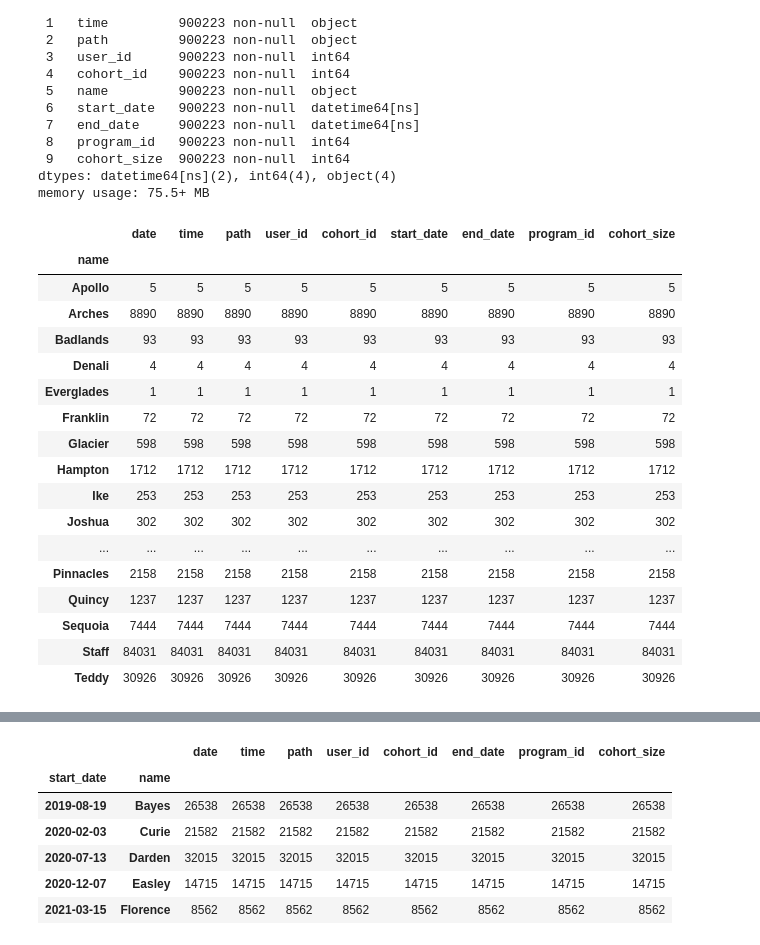
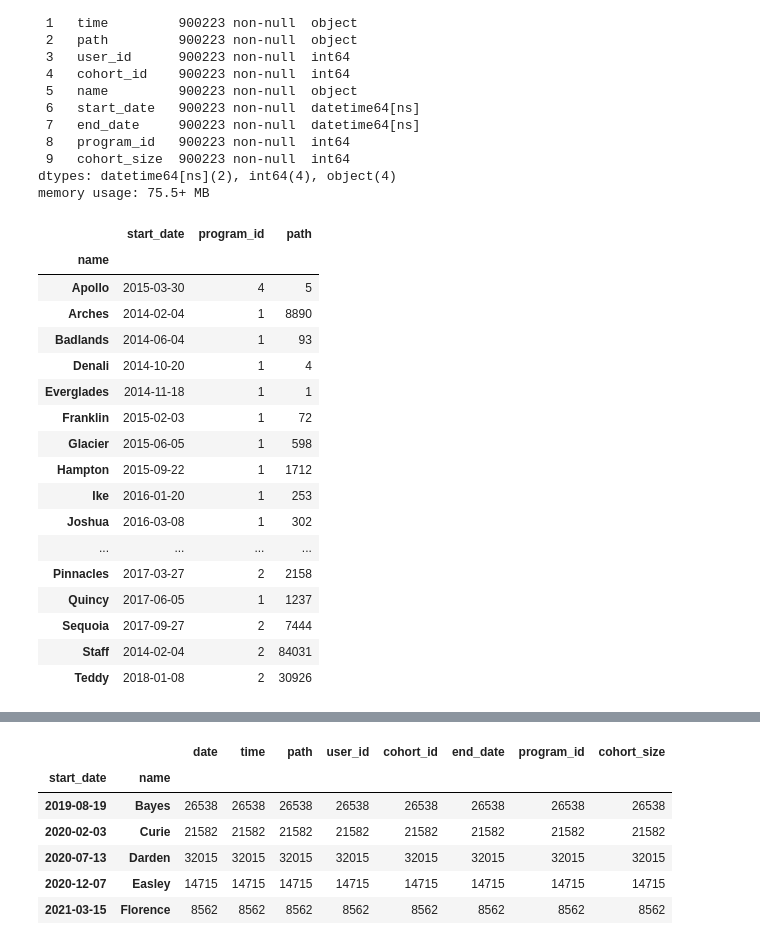
Before and after one commit to corey-baughman/016_anomaly_detection_project, a Jupyter notebook: explore.ipynb, the cells around one changed output, grey strips where cells are left out. Drawn from its saved outputs; the diff is of its cells as text; code cells hidden in the pictures.

```diff
--- a/explore.ipynb
+++ b/explore.ipynb
@@ -225,24 +193,25 @@ dtypes: datetime64[ns](2), int64(4), object(4)
 memory usage: 75.5+ MB
 # %%
 # what cohorts started before the logs we've been given?
-df[df.start_date < df.index.min()].groupby('name').count()
+df[df.start_date < df.index.min()][['start_date', 'program_id','name', 'path']].groupby(
+    'name').agg({'start_date':'first', 'program_id':'first', 'path':'count'})
 # %% [output]
-|  | date | time | path | user_id | cohort_id | start_date | end_date | program_id | cohort_size |
-| name |  |  |  |  |  |  |  |  |  |
-| Apollo | 5 | 5 | 5 | 5 | 5 | 5 | 5 | 5 | 5 |
-| Arches | 8890 | 8890 | 8890 | 8890 | 8890 | 8890 | 8890 | 8890 | 8890 |
-| Badlands | 93 | 93 | 93 | 93 | 93 | 93 | 93 | 93 | 93 |
-| Denali | 4 | 4 | 4 | 4 | 4 | 4 | 4 | 4 | 4 |
-| Everglades | 1 | 1 | 1 | 1 | 1 | 1 | 1 | 1 | 1 |
-| Franklin | 72 | 72 | 72 | 72 | 72 | 72 | 72 | 72 | 72 |
-| Glacier | 598 | 598 | 598 | 598 | 598 | 598 | 598 | 598 | 598 |
-| Hampton | 1712 | 1712 | 1712 | 1712 | 1712 | 1712 | 1712 | 1712 | 1712 |
-| Ike | 253 | 253 | 253 | 253 | 253 | 253 | 253 | 253 | 253 |
-| Joshua | 302 | 302 | 302 | 302 | 302 | 302 | 302 | 302 | 302 |
-| ... | ... | ... | ... | ... | ... | ... | ... | ... | ... |
-| Pinnacles | 2158 | 2158 | 2158 | 2158 | 2158 | 2158 | 2158 | 2158 | 2158 |
-| Quincy | 1237 | 1237 | 1237 | 1237 | 1237 | 1237 | 1237 | 1237 | 1237 |
-| Sequoia | 7444 | 7444 | 7444 | 7444 | 7444 | 7444 | 7444 | 7444 | 7444 |
-| Staff | 84031 | 84031 | 84031 | 84031 | 84031 | 84031 | 84031 | 84031 | 84031 |
-| Teddy | 30926 | 30926 | 30926 | 30926 | 30926 | 30926 | 30926 | 30926 | 30926 |
+|  | start_date | program_id | path |
+| name |  |  |  |
+| Apollo | 2015-03-30 | 4 | 5 |
+| Arches | 2014-02-04 | 1 | 8890 |
+| Badlands | 2014-06-04 | 1 | 93 |
+| Denali | 2014-10-20 | 1 | 4 |
+| Everglades | 2014-11-18 | 1 | 1 |
+| Franklin | 2015-02-03 | 1 | 72 |
+| Glacier | 2015-06-05 | 1 | 598 |
+| Hampton | 2015-09-22 | 1 | 1712 |
+| Ike | 2016-01-20 | 1 | 253 |
+| Joshua | 2016-03-08 | 1 | 302 |
+| ... | ... | ... | ... |
+| Pinnacles | 2017-03-27 | 2 | 2158 |
+| Quincy | 2017-06-05 | 1 | 1237 |
+| Sequoia | 2017-09-27 | 2 | 7444 |
+| Staff | 2014-02-04 | 2 | 84031 |
+| Teddy | 2018-01-08 | 2 | 30926 |
 # %%
```
Also changed, not shown: parts of 30 cells of this notebook, 2 other files.
